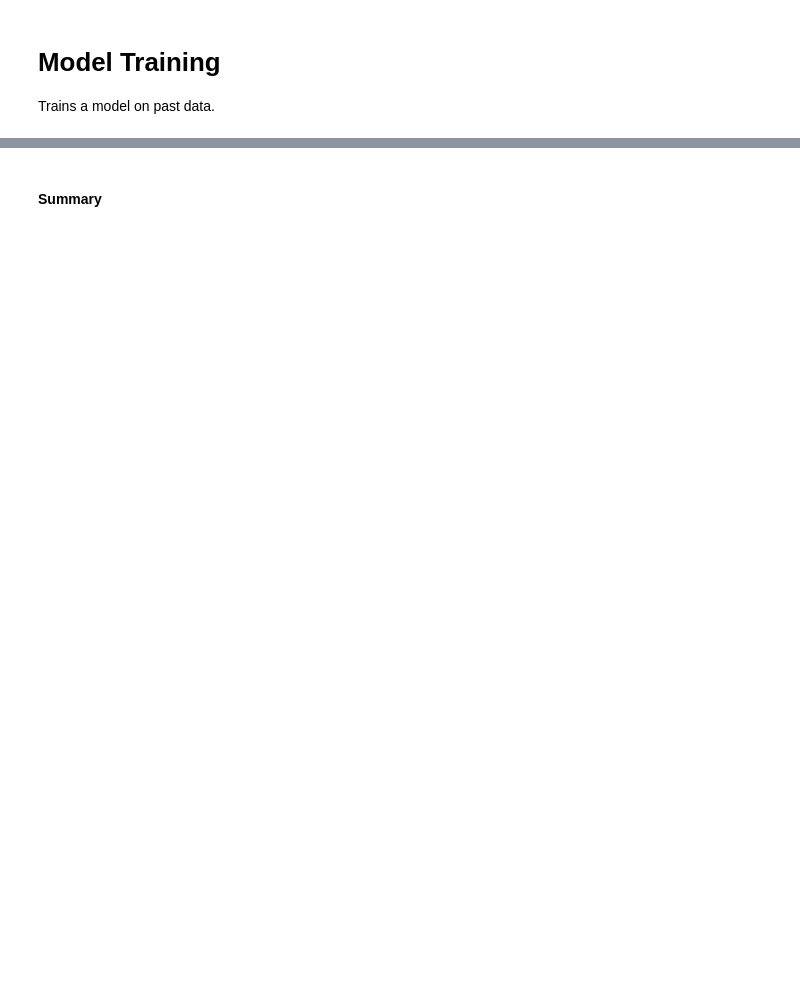
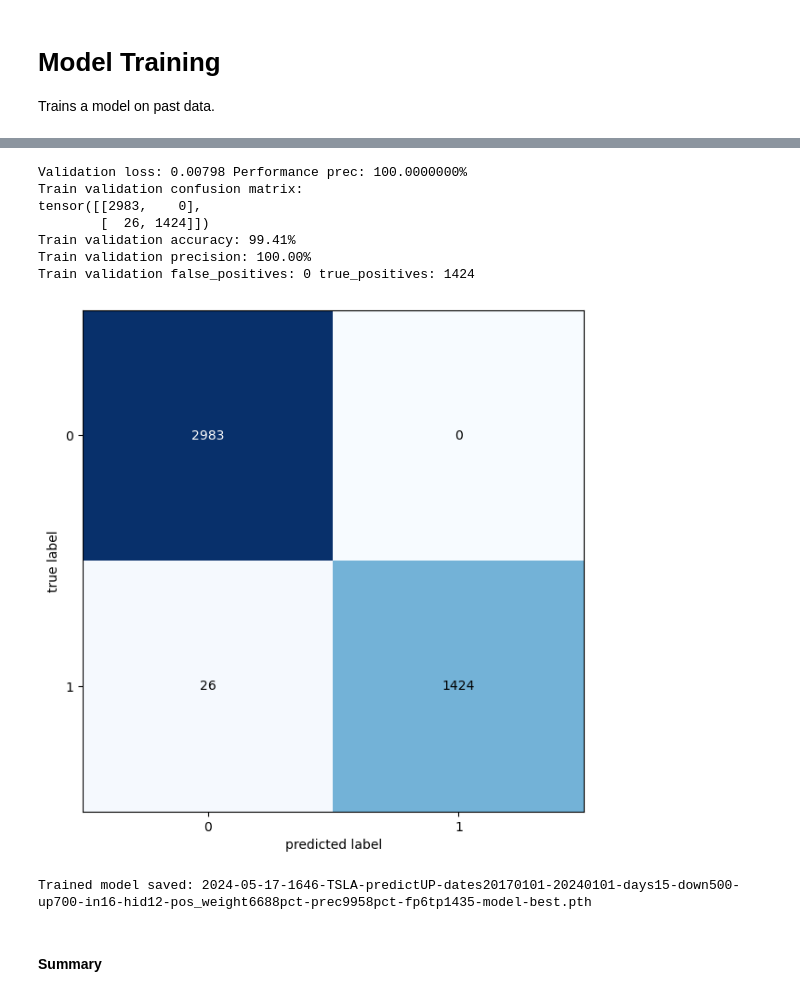
Before and after one commit to rigaml/predict-backtest, a Jupyter notebook: src/notebooks/stock_up_down/single_class.ipynb, the cells around one changed output, grey strips where cells are left out. Saved outputs shown, nothing was run; the diff lists cells and outputs as text; code cells hidden in the pictures; blank space fills up the shorter version.

```diff
--- a/src/notebooks/stock_up_down/single_class.ipynb
+++ b/src/notebooks/stock_up_down/single_class.ipynb
@@ -450,7 +585,12 @@ epochs=1000
 # %%
 from copy import deepcopy
 
-for epoch in range(epochs):
+EARLY_STOPPING_PATIENCE = 50
+
+best_val_loss = float('inf')
+early_stopping_counter = 0
+
+for epoch in range(EPOCHS):
     train_loss, train_performance= 0, 0
     train_samples = 0
 
@@ -488,9 +628,9 @@ for epoch in range(epochs):
 
     model_0.eval()
     val_loss, val_performance= 0, 0
-    test_samples = 0
+    val_samples = 0
     with torch.inference_mode():
-        for X, y in test_dataloader:
+        for X, y in val_dataloader:
             X= X.to(device)
             y= y.to(device)
 
@@ -502,19 +642,26 @@ for epoch in range(epochs):
             # Calculate test loss/accuracy
             val_loss+= loss_fn(val_logits, y) * X.size(0)
             val_performance+= performance_fn(val_pred, y) * X.size(0)
-            test_samples += X.size(0)
+            val_samples += X.size(0)
 
-        val_loss /= test_samples
-        val_performance /= test_samples
+        val_loss /= val_samples
+        val_performance /= val_samples
 
-    if val_performance > best_test_performance:
-        best_test_performance = val_performance
-        model_best = deepcopy(model_0)
+    # Update the learning rate
+    scheduler.step(val_loss)
 
     if epoch % 10 == 0:
-      print(f"Epoch: {epoch+1} lr: {optimizer.param_groups[0]['lr']:.7f} | Loss: {train_loss:.5f} {PERFORMANCE_MEASURE}: {train_performance*100:.4f}% | Test loss: {val_loss:.5f} Test {PERFORMANCE_MEASURE}: {val_performance*100:.4f}%")
+      print(f"Epoch: {epoch+1} lr: {optimizer.param_groups[0]['lr']:.7f} | Loss: {train_loss:.5f} {PERFORMANCE_MEASURE}: {train_performance*100:.4f}% | Val loss: {val_loss:.5f} Val {PERFORMANCE_MEASURE}: {val_performance*100:.4f}%")
 
-    # Update the learning rate
-    scheduler.step()
+    # Early stopping
+    if val_loss < best_val_loss:
+        best_val_loss = val_loss
+        early_stopping_counter = 0
+        model_best = deepcopy(model_0)
+    else:
+        early_stopping_counter += 1
+        if early_stopping_counter >= EARLY_STOPPING_PATIENCE:
+            print("Early stopping triggered.")
+            break
 
-print(f"Finished: Epoch: {epoch+1} lr: {optimizer.param_groups[0]['lr']:.7f} | Loss: {train_loss:.5f} {PERFORMANCE_MEASURE}: {train_performance*100:.4f}% | Test loss: {val_loss:.5f} Test {PERFORMANCE_MEASURE}: {val_performance*100:.4f}%")
+print(f"Finished: Epoch: {epoch+1} lr: {optimizer.param_groups[0]['lr']:.7f} | Loss: {train_loss:.5f} {PERFORMANCE_MEASURE}: {train_performance*100:.4f}% | Val loss: {val_loss:.5f} Val {PERFORMANCE_MEASURE}: {val_performance*100:.4f}%")
@@ -528,40 +693,50 @@ with torch.inference_mode():
     X= inputs_tensor_test.to(device)
     y= targets_tensor_test.to(device)
 
-    # Predict for test data
+    # Predict for validation data
     val_logits= model_best(X).view(-1)
-    val_pred= torch.round(torch.sigmoid(val_logits))
+    sigmoid_output = torch.sigmoid(val_logits)
+    val_pred = (sigmoid_output > TRAINING_THRESHOLD).float()
 
     # Calculate loss/performance(accuracy|precision)
     val_loss+= loss_fn(val_logits, y)
     val_performance+= performance_fn(val_pred, y)
 
-print(f"Validation loss: {val_loss:.5f} Performance {PERFORMANCE_MEASURE}: {val_performance*100:.2f}%")
+print(f"Validation loss: {val_loss:.5f} Performance {PERFORMANCE_MEASURE}: {val_performance*100:.7f}%")
 
 confmat= ConfusionMatrix(task='binary')
 
 # test_data.targets are the values we want to predict in the test dataloader
 confmat_tensor= confmat(
   preds= val_pred.cpu(),
   target= targets_tensor_test.cpu())
 
 # Plot confusion matrix
 fig, ax= plot_confusion_matrix(
   conf_mat= confmat_tensor.numpy(),
   figsize= (10, 7)
 )
 
 accuracy_fn= Accuracy(task='binary').to(device)
 val_accuracy = accuracy_fn(val_pred, y)
 print(f"Train validation confusion matrix:\n{confmat_tensor}")
 
 precision_fn= Precision(task='binary').to(device)
 val_precision = precision_fn(val_pred, y)
 print(f"Train validation accuracy: {val_accuracy*100:.2f}%")
 print(f"Train validation precision: {val_precision*100:.2f}%")
 false_positives = confmat_tensor[0, 1].item()
 true_positives = confmat_tensor[1, 1].item()
 print(f"Train validation false_positives: {false_positives} true_positives: {true_positives}")
+# %% [output]
+Validation loss: 0.00798 Performance prec: 100.0000000%
+Train validation confusion matrix:
+tensor([[2983,    0],
+        [  26, 1424]])
+Train validation accuracy: 99.41%
+Train validation precision: 100.00%
+Train validation false_positives: 0 true_positives: 1424
+[figure, added]
 # %%
 # Saves model.state_dic() with best performance to a file
 
@@ -571,10 +746,10 @@ from pathlib import Path
 MODEL_PATH= Path("models")
 MODEL_PATH.mkdir(parents=True, exist_ok=True)
 
-target= "UP" if index_keep > 1 else "DOWN"
+target= "UP" if INDEX_KEEP > 1 else "DOWN"
 
 # Create path to the model
-MODEL_NAME= f"{datetime.now().strftime('%Y-%m-%d-%H%M')}-{TICKER}-predict{target}-dates20170101-20240101-days{DAYS_PREDICT}-down{DOWN_PCTS_PREDICT[0]}-up{UP_PCTS_PREDICT[0]}-in{len(signal_avg)}-hid{HIDDEN_UNITS}-pos_weight{class_weights[1]*10000:.0f}pct-{PERFORMANCE_MEASURE}{val_performance*10000:.0f}pct-fp{false_positives}tp{true_positives}-model-best.pth"
+MODEL_NAME= f"{datetime.now().strftime('%Y-%m-%d-%H%M')}-{TICKER}-predict{target}-dates20170101-20240101-days{DAYS_PREDICT}-down{int(DOWN_PCTS_PREDICT[0]*100)}-up{int(UP_PCTS_PREDICT[0]*100)}-in{len(signal_avg)}-hid{HIDDEN_UNITS}-pos_weight{class_weights[1]*10000:.0f}pct-{PERFORMANCE_MEASURE}{val_performance*10000:.0f}pct-fp{false_positives}tp{true_positives}-model-best.pth"
 MODEL_SAVE_PATH = MODEL_PATH / MODEL_NAME
 
 # torch.save(
@@ -587,6 +762,8 @@ torch.save(
 
 
 print(f"Trained model saved: {MODEL_NAME}")
+# %% [output]
+Trained model saved: 2024-05-17-1646-TSLA-predictUP-dates20170101-20240101-days15-down500-up700-in16-hid12-pos_weight6688pct-prec9958pct-fp6tp1435-model-best.pth
 # %% [markdown]
 #### Summary
 # %%
```
Also changed, not shown: parts of 24 cells of this notebook.
